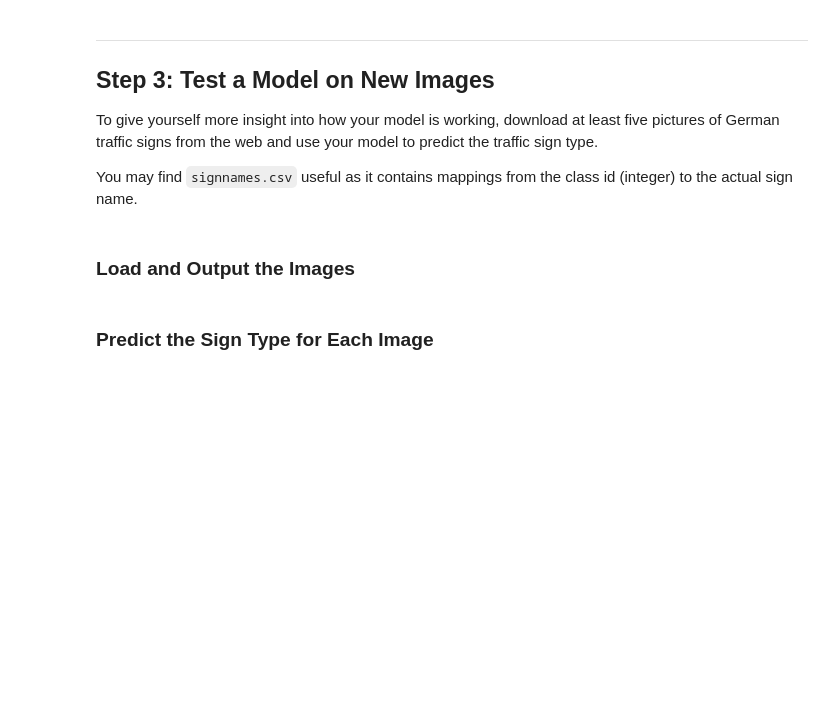
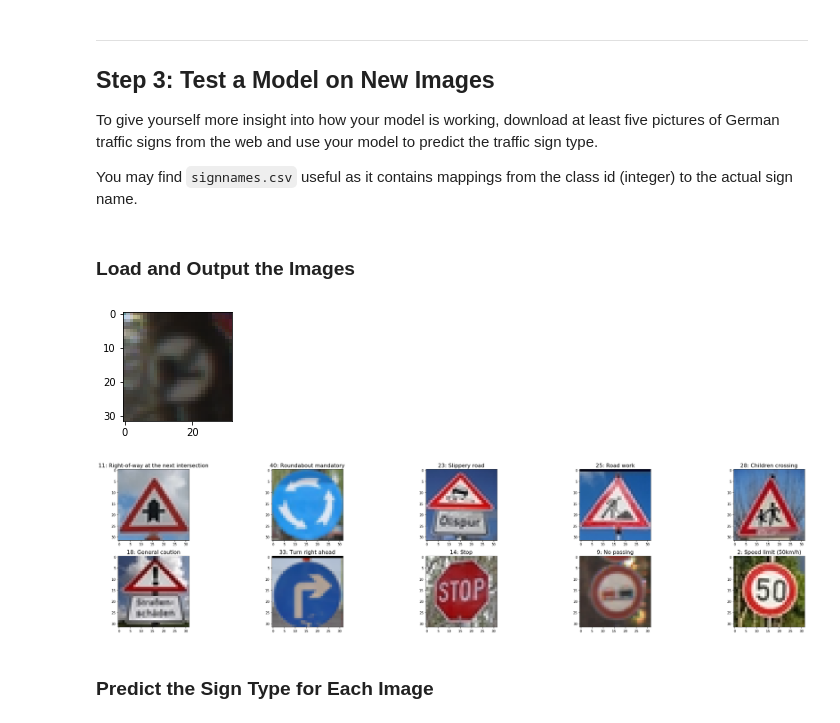
Before and after one commit to chriscab83/CarND-Traffic-Sign-Classifier-Project, a Jupyter notebook: Traffic_Sign_Classifier.ipynb, the cells around one changed output. Saved outputs shown, nothing was run; the diff lists cells and outputs as text; code cells hidden in the pictures; blank space fills up the shorter version.

Commit message:
added new traffic signs to test net which performaned at 70% accuracy.

```diff
--- a/Traffic_Sign_Classifier.ipynb
+++ b/Traffic_Sign_Classifier.ipynb
@@ -238,30 +259,35 @@ def LeNet(x):
     mu = 0
     sigma = 0.1
 
-    # SOLUTION: Layer 1: Convolutional. Input = 32x32x3. Output = 28x28x6.
-    conv1_W = tf.Variable(tf.truncated_normal(shape=(5, 5, 1, 6), mean = mu, stddev = sigma))
-    conv1_b = tf.Variable(tf.zeros(6))
+    # SOLUTION: Layer 1: Convolutional. Input = 32x32x1. Output = 28x28x6.
+    conv1_W = tf.Variable(tf.truncated_normal(shape=(5, 5, 1, 6), mean = mu, stddev = sigma), name="W1")
+    conv1_b = tf.Variable(tf.zeros(6), name="b1")
     conv1   = tf.nn.conv2d(x, conv1_W, strides=[1, 1, 1, 1], padding='VALID') + conv1_b
 
     # SOLUTION: Activation.
     conv1 = tf.nn.relu(conv1)
+    print("l1-active shape", conv1.get_shape())
 
     # SOLUTION: Pooling. Input = 28x28x6. Output = 14x14x6.
     conv1 = tf.nn.max_pool(conv1, ksize=[1, 2, 2, 1], strides=[1, 2, 2, 1], padding='VALID')
+    print("l1-pooled shape", conv1.get_shape())
 
     # SOLUTION: Layer 2: Convolutional. Output = 10x10x16.
-    conv2_W = tf.Variable(tf.truncated_normal(shape=(5, 5, 6, 16), mean = mu, stddev = sigma))
-    conv2_b = tf.Variable(tf.zeros(16))
+    conv2_W = tf.Variable(tf.truncated_normal(shape=(5, 5, 6, 16), mean = mu, stddev = sigma), name="W2")
+    conv2_b = tf.Variable(tf.zeros(16), name="b2")
     conv2   = tf.nn.conv2d(conv1, conv2_W, strides=[1, 1, 1, 1], padding='VALID') + conv2_b
 
     # SOLUTION: Activation.
     conv2 = tf.nn.relu(conv2)
+    print("l2-active shape", conv2.get_shape())
 
     # SOLUTION: Pooling. Input = 10x10x16. Output = 5x5x16.
     conv2 = tf.nn.max_pool(conv2, ksize=[1, 2, 2, 1], strides=[1, 2, 2, 1], padding='VALID')
+    print("l2-pooled shape", conv2.get_shape())
 
     # SOLUTION: Flatten. Input = 5x5x16. Output = 400.
     fc0   = flatten(conv2)
+    print("f0 shape", fc0.get_shape())
 
     # SOLUTION: Layer 3: Fully Connected. Input = 400. Output = 120.
     fc1_W = tf.Variable(tf.truncated_normal(shape=(400, 120), mean = mu, stddev = sigma))
@@ -270,6 +296,7 @@ def LeNet(x):
 
     # SOLUTION: Activation.
     fc1    = tf.nn.dropout(tf.nn.relu(fc1), keep_prob)
+    print("f1 shape", fc1.get_shape())
 
     # SOLUTION: Layer 4: Fully Connected. Input = 120. Output = 84.
     fc2_W  = tf.Variable(tf.truncated_normal(shape=(120, 84), mean = mu, stddev = sigma))
@@ -278,11 +305,13 @@ def LeNet(x):
 
     # SOLUTION: Activation.
     fc2    = tf.nn.dropout(tf.nn.relu(fc2), keep_prob)
+    print("f2 shape", fc2.get_shape())
 
     # SOLUTION: Layer 5: Fully Connected. Input = 84. Output = 43.
     fc3_W  = tf.Variable(tf.truncated_normal(shape=(84, n_classes), mean = mu, stddev = sigma))
     fc3_b  = tf.Variable(tf.zeros(n_classes))
     logits = tf.matmul(fc2, fc3_W) + fc3_b
+    print("logits shape", logits.get_shape())
 
     return logits
 # %% [markdown]
@@ -403,2 +449,26 @@ You may find `signnames.csv` useful as it contains mappings from the class id (i
+# %%
+def read_img(filename):
+    return mpimg.imread(filename)
+
+plt.figure(figsize=(2,2))
+plt.imshow(img)
+fig = plt.figure(figsize=(32,32))
+
+sign_classes = [11, 40, 23, 25, 28, 18, 33, 14, 9, 2]
+
+my_images = []
+for i, filename in enumerate(sorted(glob.glob('traffic-signs-data-2/img*'), key=os.path.realpath)):
+    img = cv2.imread(filename)
+    img = cv2.cvtColor(img, cv2.COLOR_BGR2RGB)
+    my_images.append(img)
+    asp = fig.add_subplot(int(n_classes/5)+1, 5, i+1)
+    asp.imshow(img)
+    asp.set_title(str(sign_classes[i]) + ': ' + label_dict[sign_classes[i]], fontsize=16)
+
+plt.tight_layout()
+plt.show()
+# %% [output]
+[figure, added]
+[figure, added]
 # %% [markdown]
 ### Predict the Sign Type for Each Image
```
Also changed, not shown: parts of 12 cells of this notebook, 15 other files.
